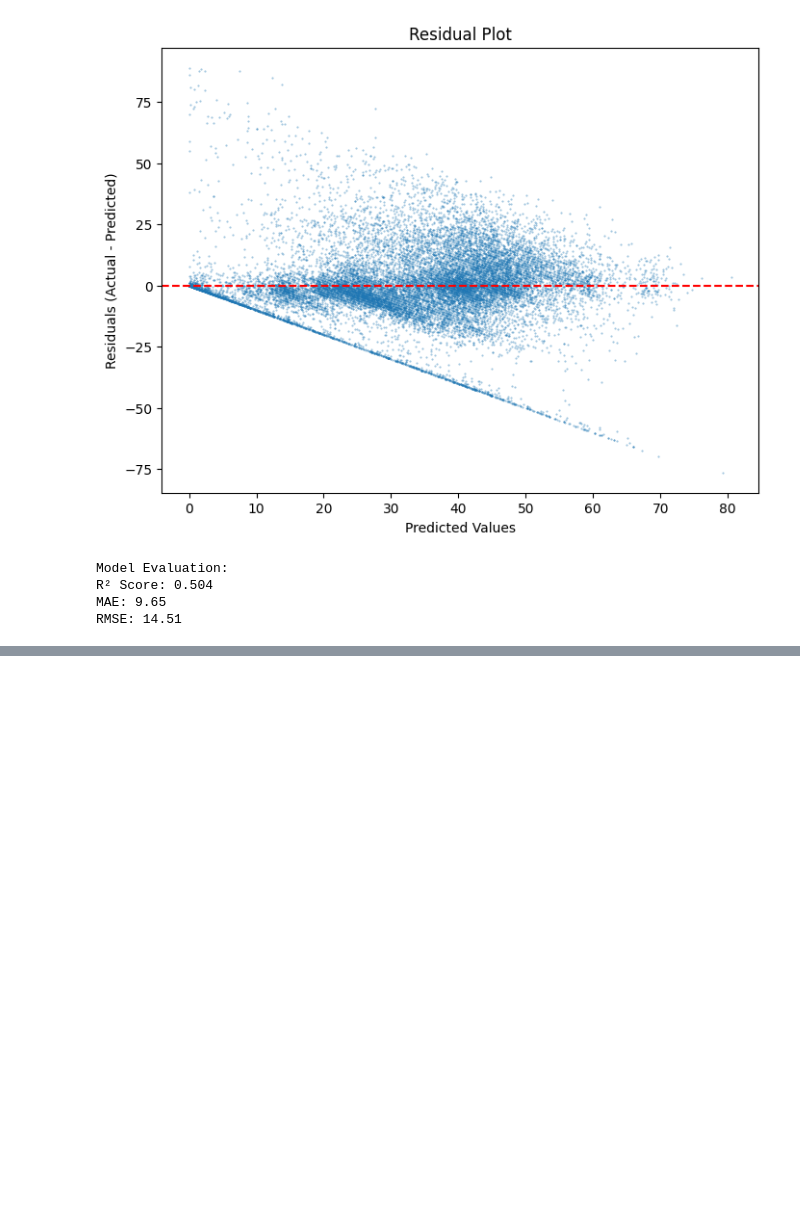
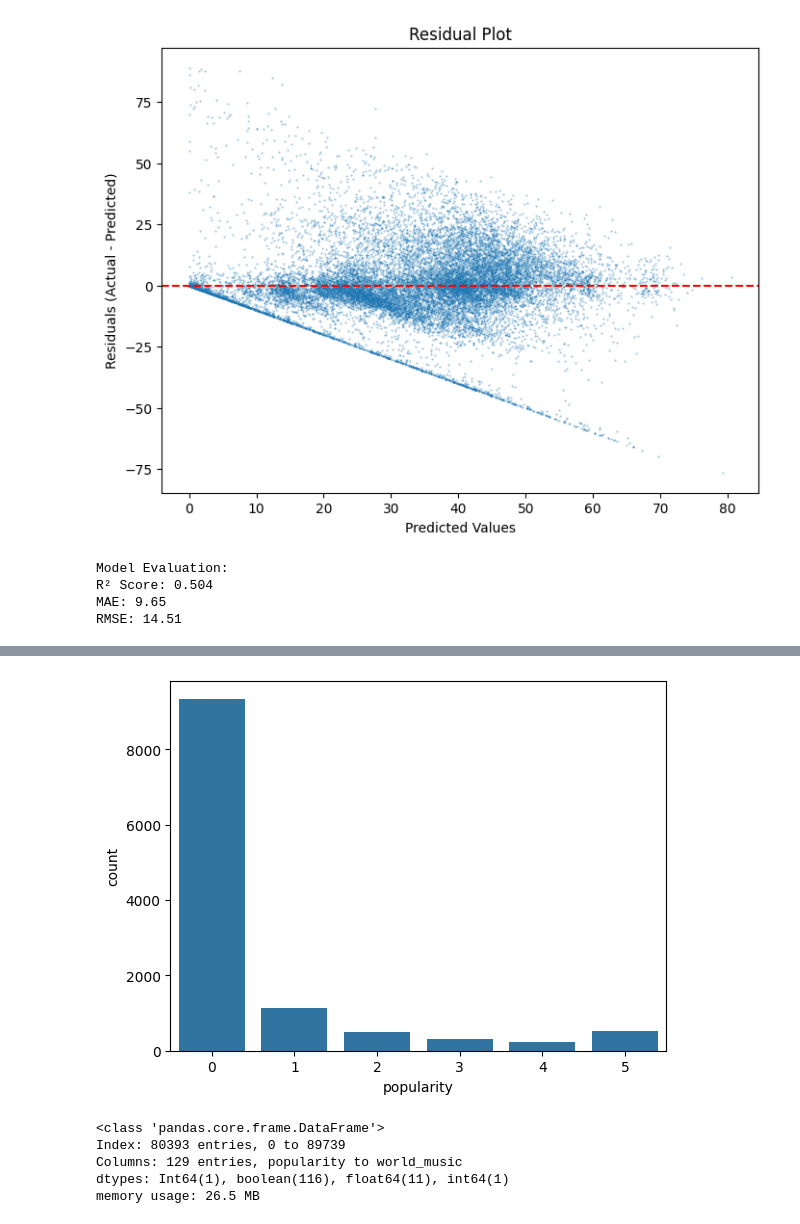
Before and after one commit to cathaldunne11/spotify_tracks, a Jupyter notebook: modeling_prep.ipynb, the cells around one changed output, grey strips where cells are left out. Drawn from its saved outputs; the diff is of its cells as text; code cells hidden in the pictures; blank space fills up the shorter version.

```diff
--- a/modeling_prep.ipynb
+++ b/modeling_prep.ipynb
@@ -224,0 +336,5 @@ RMSE: 14.51
+# %%
+# there are a lot where the popularity is less than 5
+# investigate this a little
+unpop_df = df_rf2[df_rf2['popularity'] <= 5]
+print(unpop_df.head())
@@ -224,0 +350,5 @@ RMSE: 14.51
+# %%
+sns.countplot(data = unpop_df, x = 'popularity')
+plt.show()
+# %% [output]
+[figure, added]
@@ -224,0 +358,8 @@ RMSE: 14.51
+# %%
+df_rf2.info()
+# %% [output]
+<class 'pandas.core.frame.DataFrame'>
+Index: 80393 entries, 0 to 89739
+Columns: 129 entries, popularity to world_music
+dtypes: Int64(1), boolean(116), float64(11), int64(1)
+memory usage: 26.5 MB
```
Also changed, not shown: parts of 9 cells of this notebook.
